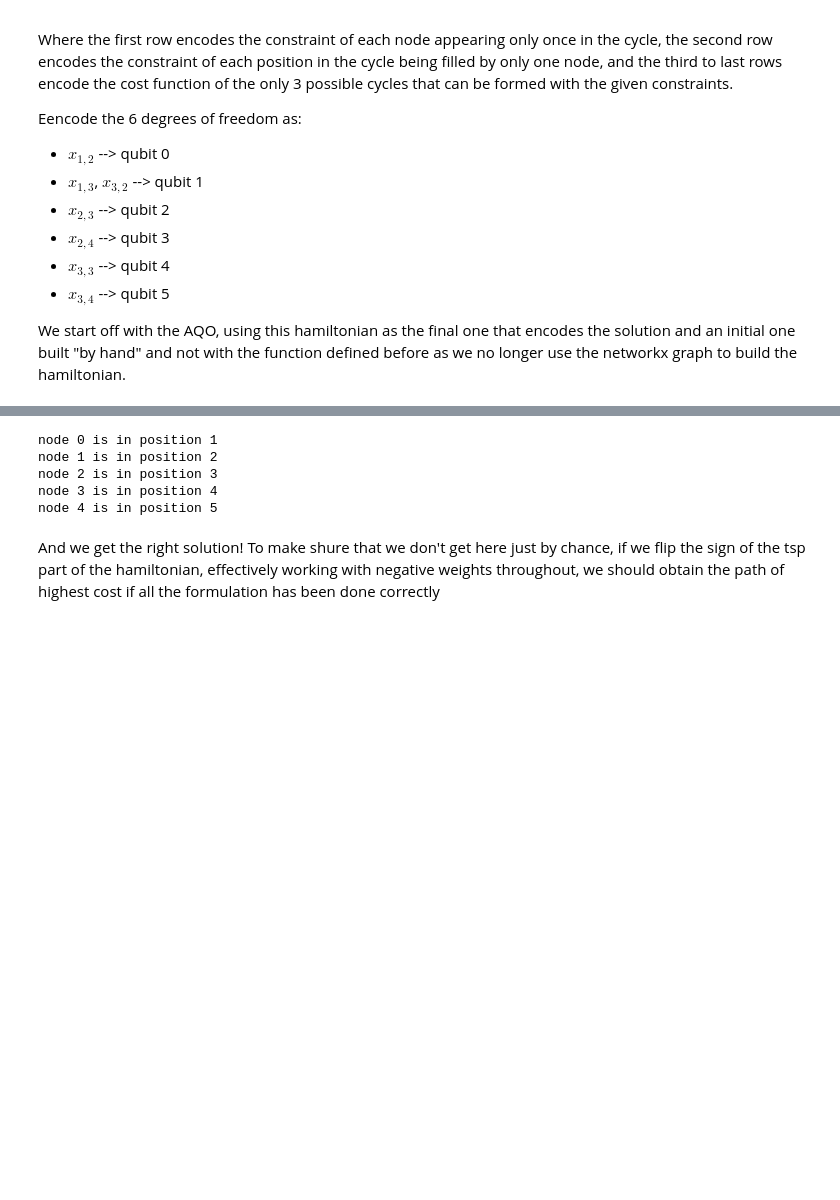
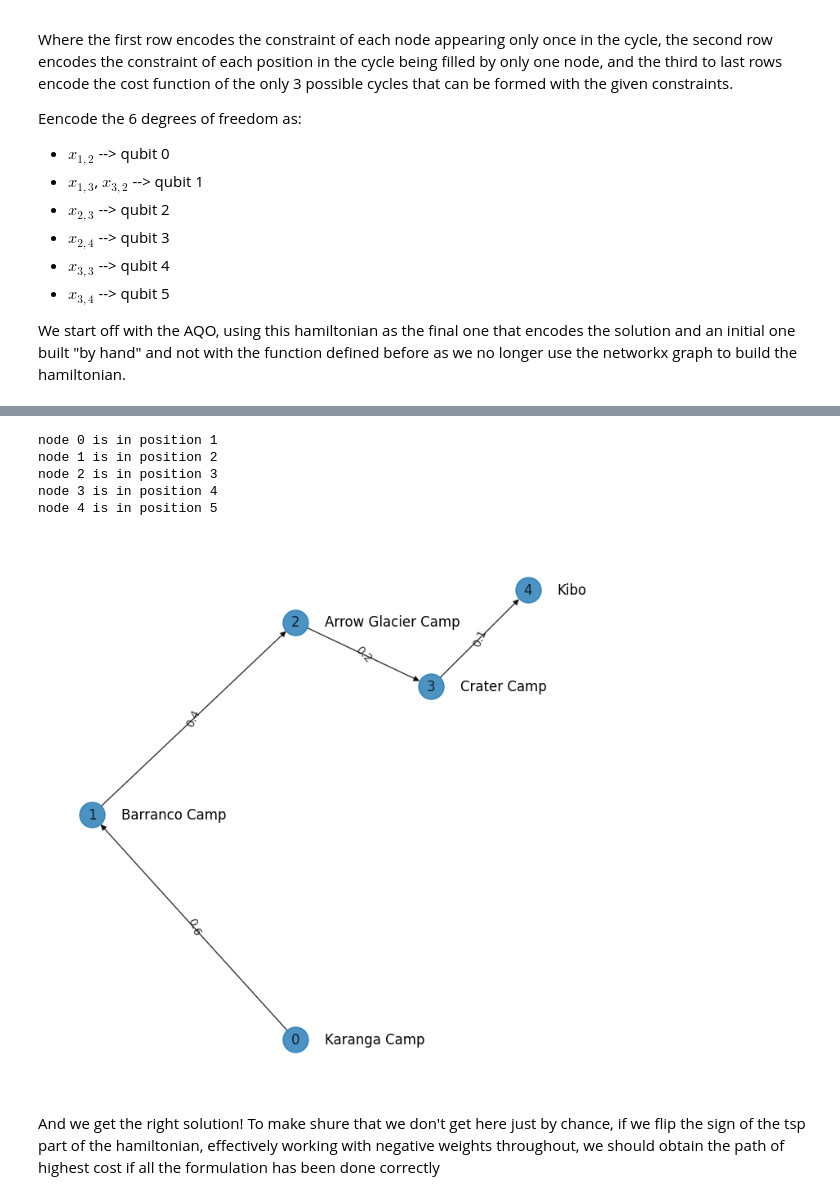
Before and after one commit to pau-torrente/tsp_qilimanjaro_challenge, a Jupyter notebook: TSP_introductory_challenge.ipynb, the cells around one changed output, grey strips where cells are left out. Drawn from its saved outputs; the diff is of its cells as text; code cells hidden in the pictures; blank space fills up the shorter version.

```diff
--- a/TSP_introductory_challenge.ipynb
+++ b/TSP_introductory_challenge.ipynb
@@ -646,19 +705,0 @@ adiabatic_model_2 = AdiabaticEvolution(H0_2_dense, H1_2_dense, s, dt)
-# %%
-# We define a new function to display the solution as now the qubit ordering
-# does not represent the same thing as in the previous case
-
-def display_solution_2(state: str):
-
-    node_pos_dict = {0:'node 1 is in position 2',
-                 1:'node 3 is in position 2 and node 1 is in position 3',
-                 2:'node 2 is in position 3',
-                 3:'node 2 is in position 4',
-                 4:'node 3 is in position 3',
-                 5:'node 3 is in position 4'}
-
-
-    print('node 0 is in position 1')
-    for i in range(len(state)):
-        if state[i] == '1':
-            print(node_pos_dict[i])
-    print('node 4 is in position 5')
@@ -665,19 +779,20 @@ def display_solution_2(state: str):
 # %%
-T = 100
-adiabatic_quantum_state_2 = adiabatic_model_2.execute(final_time=T)
+# T = 100
+# adiabatic_quantum_state_2 = adiabatic_model_2.execute(final_time=T)
 
-# obtain the state with the highest probability
-solution_dec_2 = (np.abs(adiabatic_quantum_state_2) ** 2).argmax()
+# # obtain the state with the highest probability
+# solution_dec_2 = (np.abs(adiabatic_quantum_state_2) ** 2).argmax()
 
-adiabatic_solution_2 = "{0:0{bits}b}".format(solution_dec_2, bits=nqubits)
+# adiabatic_solution_2 = "{0:0{bits}b}".format(solution_dec_2, bits=nqubits)
 
-display_solution_2(adiabatic_solution_2) # adiabatic solution is a binary string containing the solution
+display_solution_2(graph = G2, state = adiabatic_solution_2) # adiabatic solution is a binary string containing the solution
 # %% [output]
 node 0 is in position 1
 node 1 is in position 2
 node 2 is in position 3
 node 3 is in position 4
 node 4 is in position 5
+[figure, added]
 # %% [markdown]
 And we get the right solution! To make shure that we don't get here just by chance, if we flip the sign of the tsp part of the hamiltonian, effectively working with negative weights throughout, we should obtain the path of highest cost if all the formulation has been done correctly
 # %%
```
Also changed, not shown: parts of 9 cells of this notebook, 1 other file.
